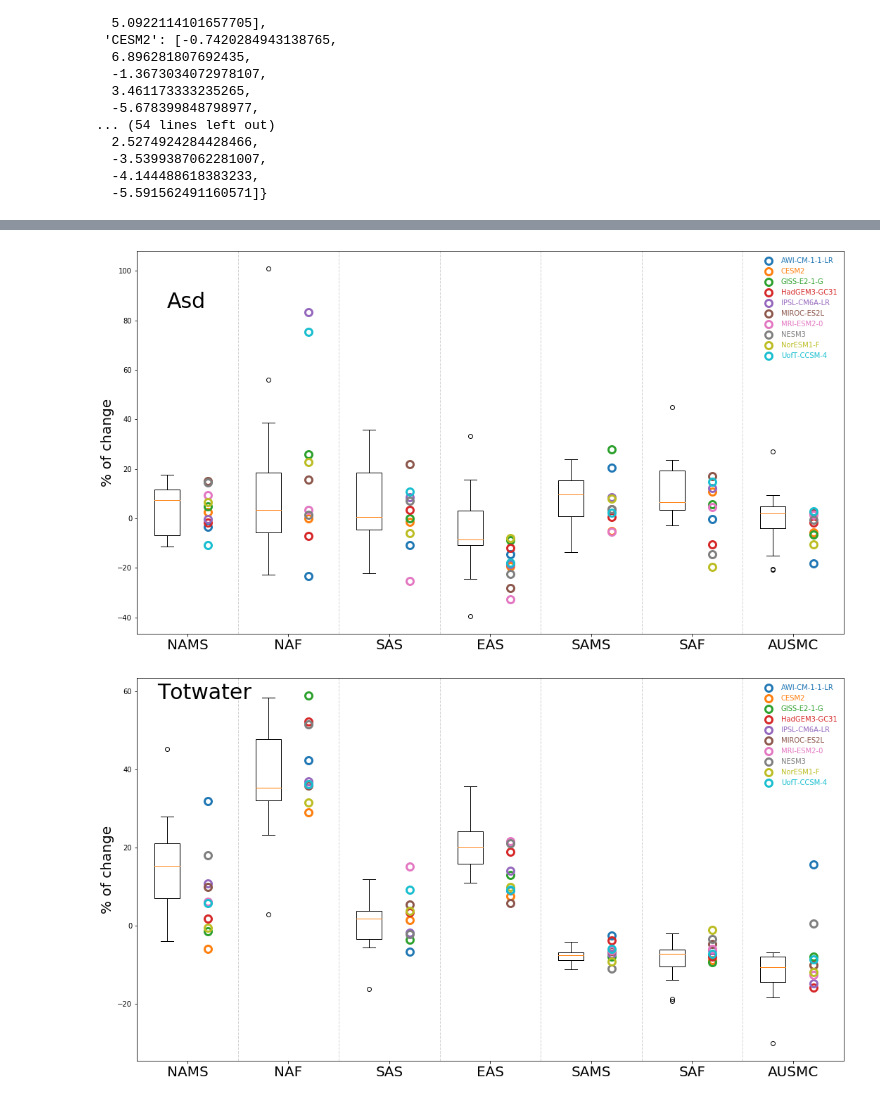
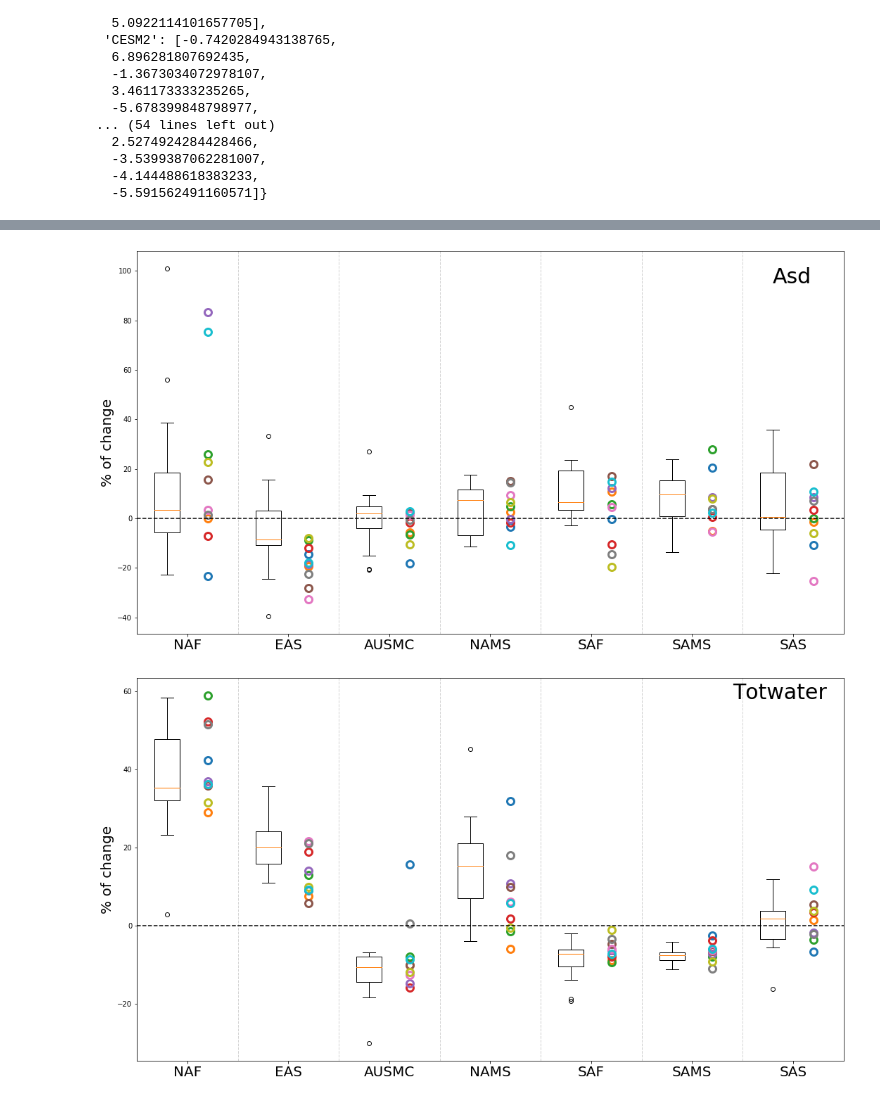
Before and after one commit to ucfahao/PMIP4-midHolocene, a Jupyter notebook: notebooks/PMIP4_MH_individual_monsoons.ipynb, the cells around one changed output, grey strips where cells are left out. Saved outputs shown, nothing was run; the diff lists cells and outputs as text; code cells hidden in the pictures.

```diff
--- a/notebooks/PMIP4_MH_individual_monsoons.ipynb
+++ b/notebooks/PMIP4_MH_individual_monsoons.ipynb
@@ -28,7 +28,7 @@ import seaborn as sns
 import scipy
 # %%
 #Define monsoon names
-monsoonlist=['NAMS','NAF','SAS','EAS','SAMS','SAF','AUSMC']
+monsoonlist=['NAF','EAS','AUSMC','NAMS','SAF','SAMS','SAS',]
 # %%
 pmip_v3='PMIP3'
 pmip_v4='PMIP4'
@@ -303,35 +303,35 @@ for i in range(len(model_list4)):
     plt.plot(p2,asd_data4[model_list4[i]],marker='o',fillstyle='none',mew=3, ms=10,linestyle='None',label=model_list4[i])
 plt.xticks(p3,var,fontsize=20)
 plt.ylabel('% of change',fontsize=20)
-plt.text(0.3,85,'Asd',fontsize=30)
-leg=plt.legend(edgecolor='None',facecolor='None')
-for line, text in zip(leg.get_lines(), leg.get_texts()):
-    text.set_color(line.get_color())
+plt.text(6.3,95,'Asd',fontsize=30)
+#leg=plt.legend(edgecolor='None',facecolor='None')
+#for line, text in zip(leg.get_lines(), leg.get_texts()):
+ #   text.set_color(line.get_color())
 for i in lines:
     plt.axvline(x=i,color='lightgrey',linestyle="--",linewidth=1)
-
-plt.savefig('figs/Asd.png')
+plt.axhline(y=0,color='k',linestyle="--")
+plt.savefig('figs/Asd_new.png')
 # %% [output]
-[figure, old version]
+[figure, new version]
 # %%
 plt.figure(figsize=(18,10))
 #plt.ylim((-40,100))
 plt.xlim((0,7))
 plt.boxplot(water_data3,positions=p1,widths=0.25)
 for i in range(len(model_list4)):
     plt.plot(p2,water_data4[model_list4[i]],marker='o',fillstyle='none',mew=3, ms=10,linestyle='None',label=model_list4[i])
 plt.xticks(p3,var,fontsize=20)
 plt.ylabel('% of change',fontsize=20)
-plt.text(0.2,58,'Totwater',fontsize=30)
-leg=plt.legend(edgecolor='None',facecolor='None')
-for line, text in zip(leg.get_lines(), leg.get_texts()):
-    text.set_color(line.get_color())
+plt.text(5.9,58,'Totwater',fontsize=30)
+#leg=plt.legend(edgecolor='None',facecolor='None')
+#for line, text in zip(leg.get_lines(), leg.get_texts()):
+#    text.set_color(line.get_color())
 for i in lines:
     plt.axvline(x=i,color='lightgrey',linestyle="--",linewidth=1)
-
-plt.savefig('figs/totwater.png')
+plt.axhline(y=0,color='k',linestyle="--")
+plt.savefig('figs/totwater_new.png')
 # %% [output]
-[figure, old version]
+[figure, new version]
 # %%
 for monsoon_name in monsoonlist:
     model_list3,data3=monsoon_cal(monsoon_name,experiment_name,pmip_v3)
```
Also changed, not shown: parts of 3 cells of this notebook, 2 other files.
